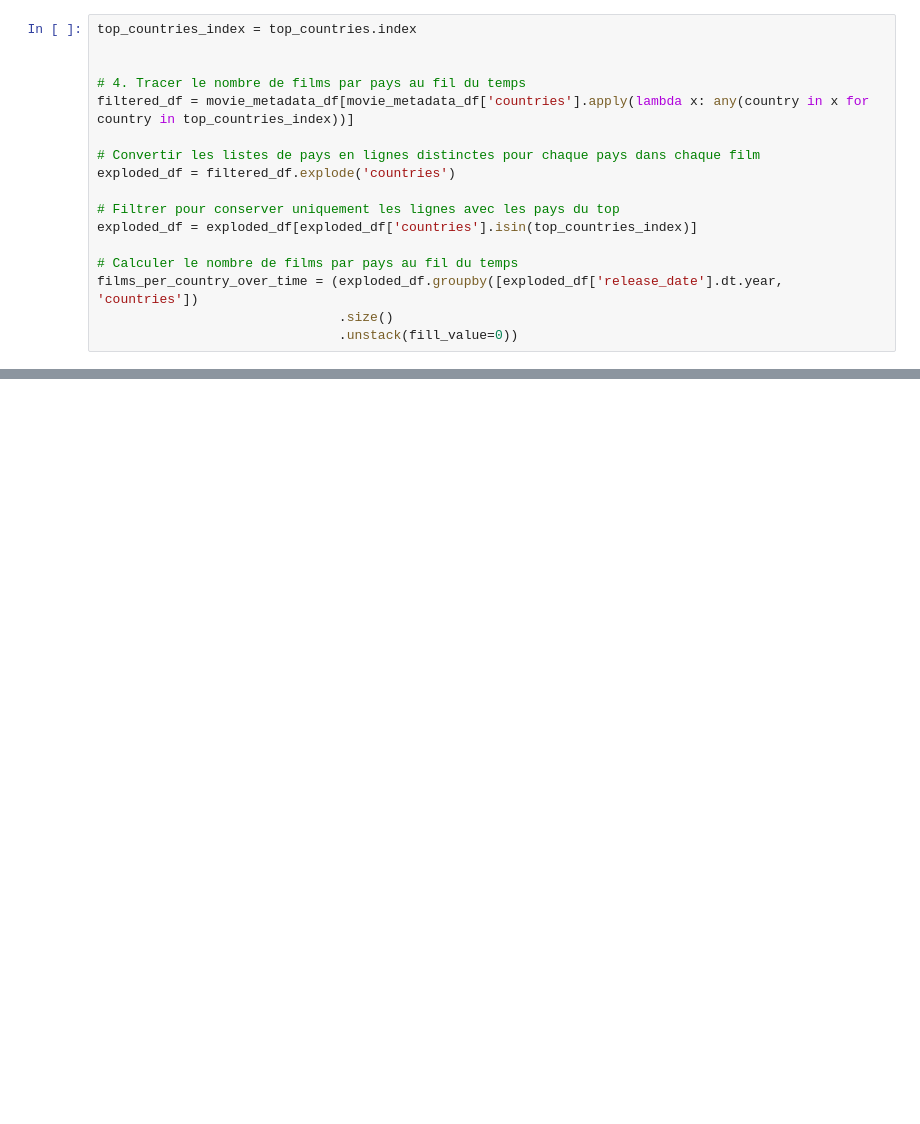
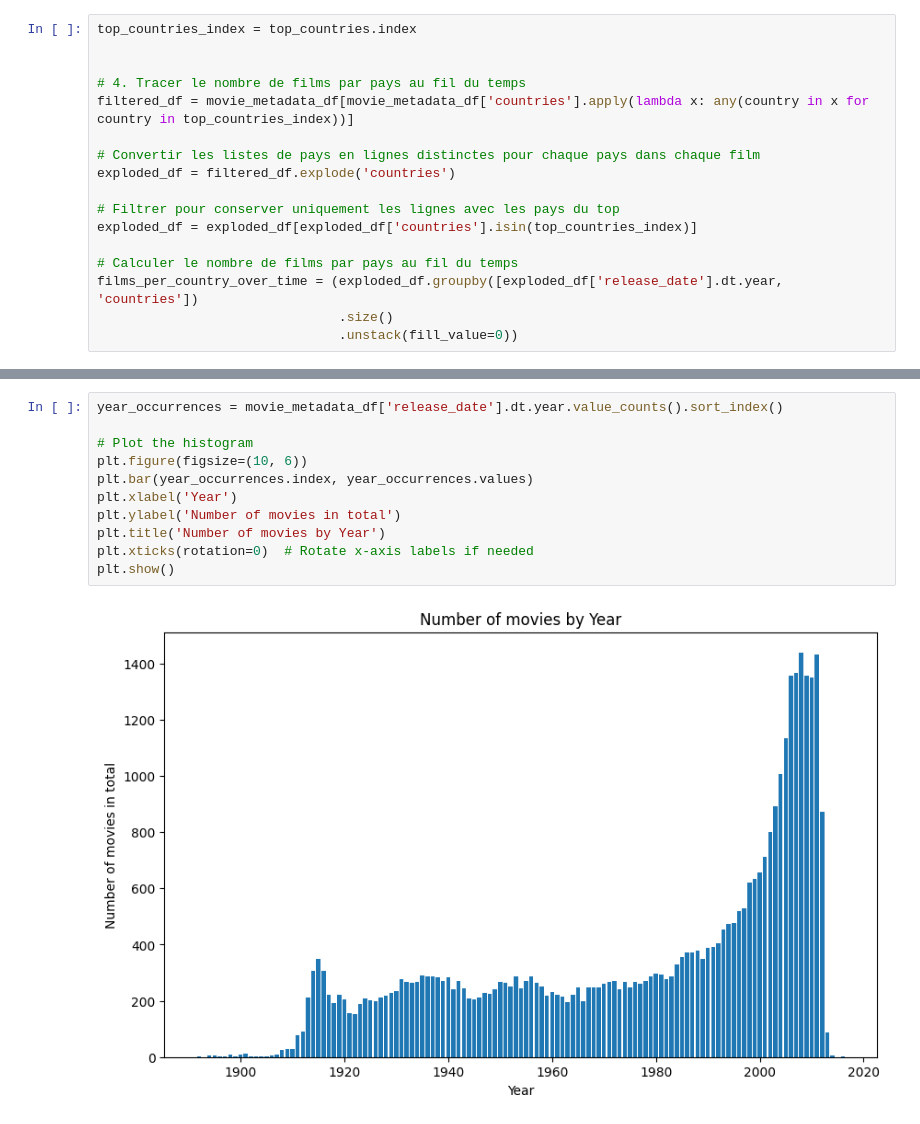
Before and after one commit to epfl-ada/ada-2024-project-skibidata, a Jupyter notebook: CMU_Starting.ipynb, the cells around one changed output, grey strips where cells are left out. Drawn from its saved outputs; the diff is of its cells as text; blank space fills up the shorter version.

```diff
--- a/CMU_Starting.ipynb
+++ b/CMU_Starting.ipynb
@@ -457,0 +629,13 @@ plt.show()
+# %%
+year_occurrences = movie_metadata_df['release_date'].dt.year.value_counts().sort_index()
+
+# Plot the histogram
+plt.figure(figsize=(10, 6))
+plt.bar(year_occurrences.index, year_occurrences.values)
+plt.xlabel('Year')
+plt.ylabel('Number of movies in total')
+plt.title('Number of movies by Year')
+plt.xticks(rotation=0)  # Rotate x-axis labels if needed
+plt.show()
+# %% [output]
+[figure, added]
```
Also changed, not shown: parts of 13 cells of this notebook.
